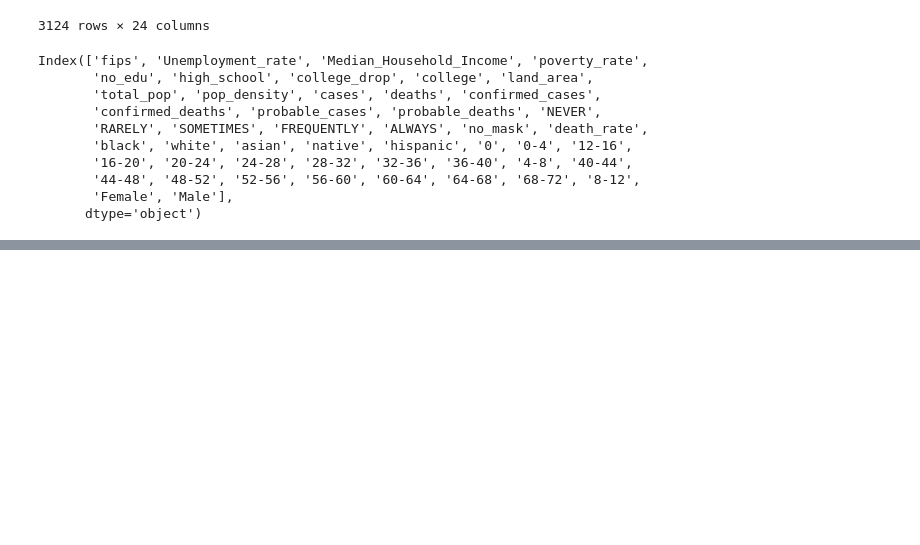
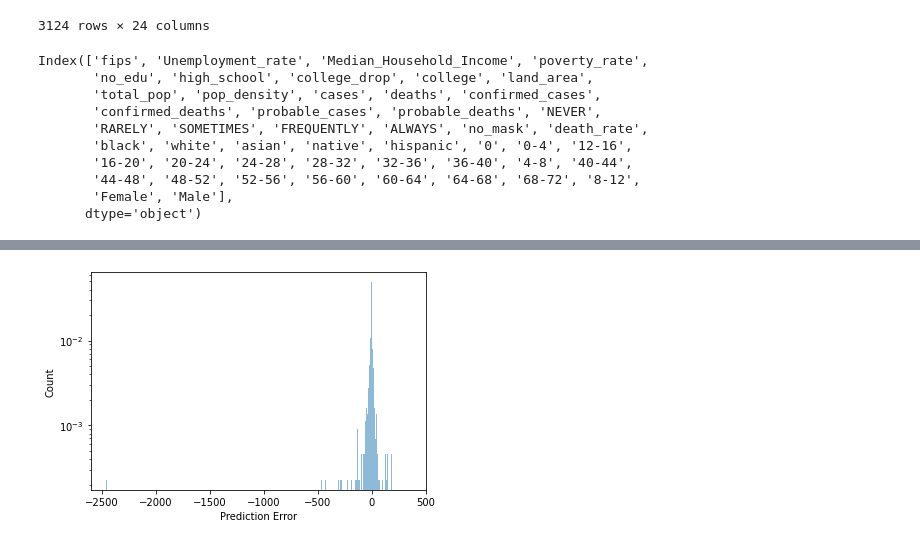
Before and after one commit to gabhijith/pyghack_covid19, a Jupyter notebook: scratch.ipynb, the cells around one changed output, grey strips where cells are left out. Saved outputs shown, nothing was run; the diff lists cells and outputs as text; code cells hidden in the pictures; blank space fills up the shorter version.

```diff
--- a/scratch.ipynb
+++ b/scratch.ipynb
@@ -140,0 +196,8 @@ df_train
+# %%
+def norm(x):
+  return (x - train_stats['mean']) / train_stats['std']
+train_dataset = norm(train_dataset)
+test_dataset = norm(test_dataset)
+train_stats2 = train_dataset.describe()
+train_stats2 = train_stats2.transpose()
+train_stats2
@@ -140,0 +338,8 @@ df_train
+# %%
+error = (test_pred - test_lab)
+plt.hist(error, bins = 400, alpha=0.5,density=True)
+plt.xlabel("Prediction Error")
+plt.yscale('log')
+_ = plt.ylabel("Count")
+# %% [output]
+[figure, added]
```
Also changed, not shown: parts of 13 cells of this notebook.
